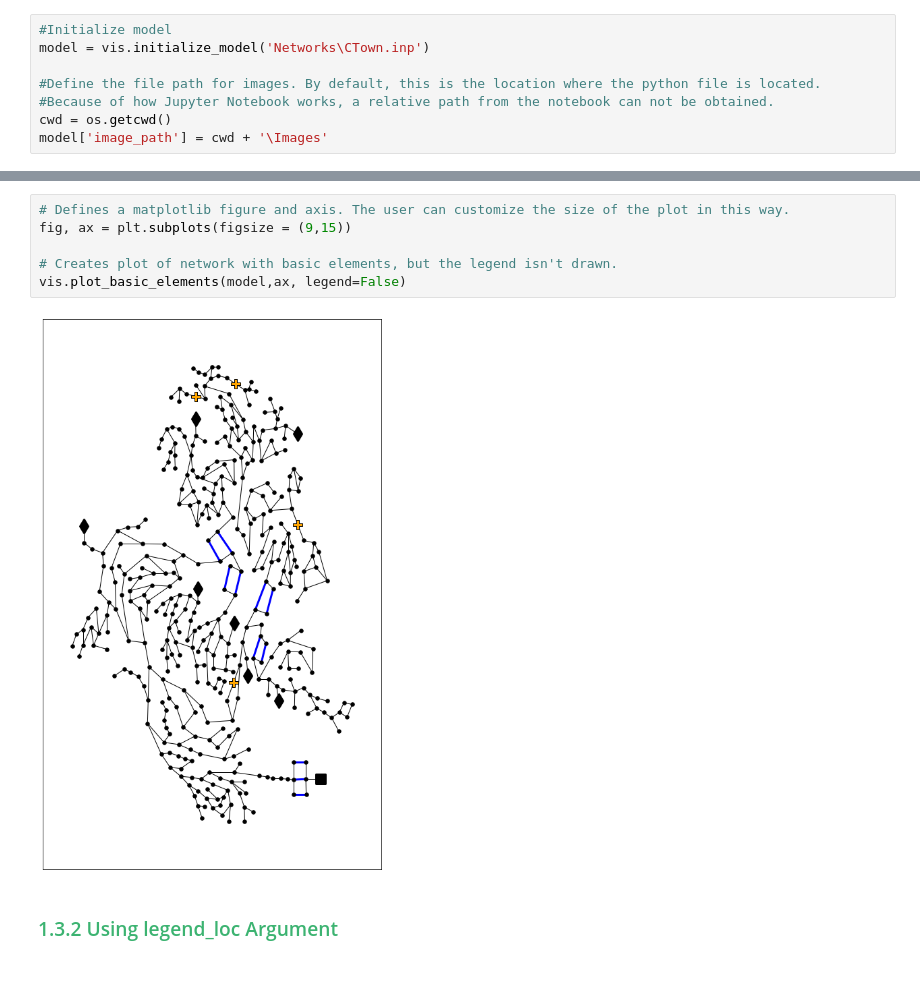
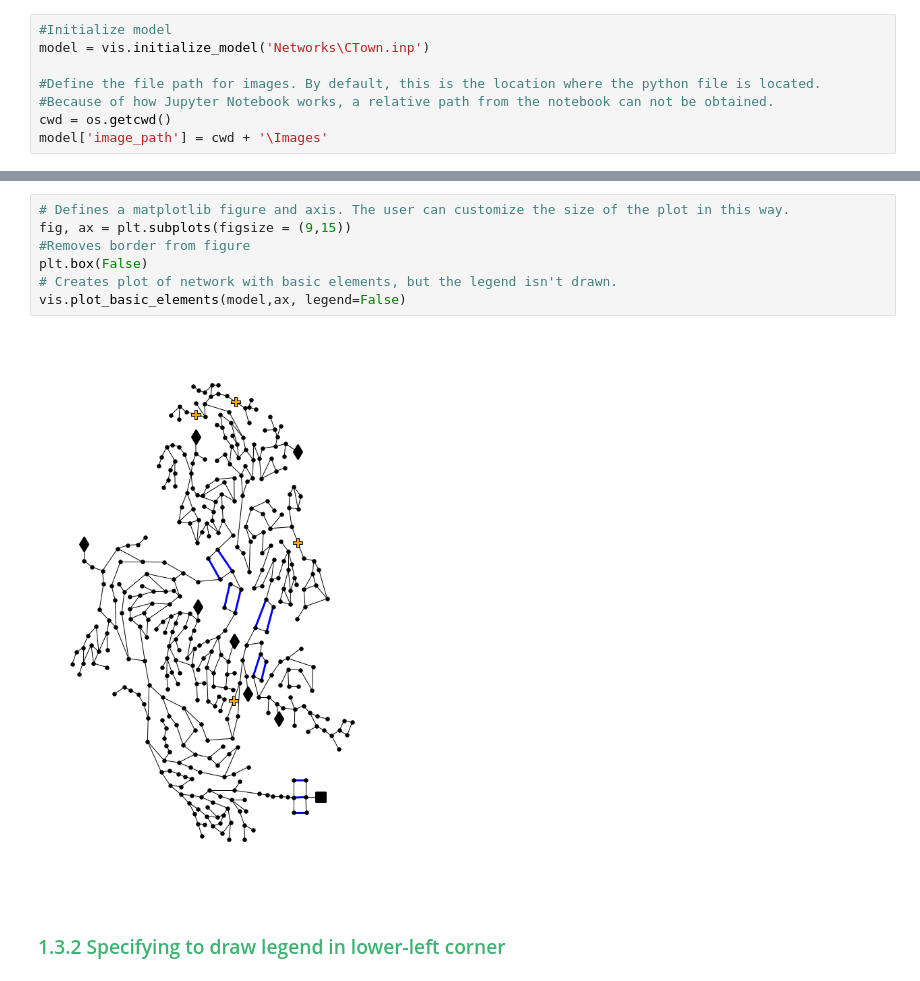
Before and after one commit to tylertrimble/viswaternet, a Jupyter notebook: Demo Folder/1. Basic Plotting.ipynb, the cells around one changed output, grey strips where cells are left out. Drawn from its saved outputs; the diff is of its cells as text.

```diff
--- a/Demo Folder/1. Basic Plotting.ipynb
+++ b/Demo Folder/1. Basic Plotting.ipynb
@@ -89,13 +114,14 @@ vis.plot_basic_elements(model,ax, reservoirs=False,tanks=False,valves=False,pump
 # %%
 # Defines a matplotlib figure and axis. The user can customize the size of the plot in this way.
 fig, ax = plt.subplots(figsize = (9,15))
-
+#Removes border from figure
+plt.box(False)
 # Creates plot of network with basic elements, but the legend isn't drawn.
 vis.plot_basic_elements(model,ax, legend=False)
 # %% [output]
-[figure, old version]
+[figure, new version]
 # %% [markdown]
-### <span style="color:mediumseagreen"> 1.3.2 Using legend_loc Argument
+### <span style="color:mediumseagreen"> 1.3.2 Specifying to draw legend in lower-left corner
 # %%
 # Defines a matplotlib figure and axis. The user can customize the size of the plot in this way.
 fig, ax = plt.subplots(figsize = (9,15))
```
Also changed, not shown: parts of 19 cells of this notebook, 13 other files.
